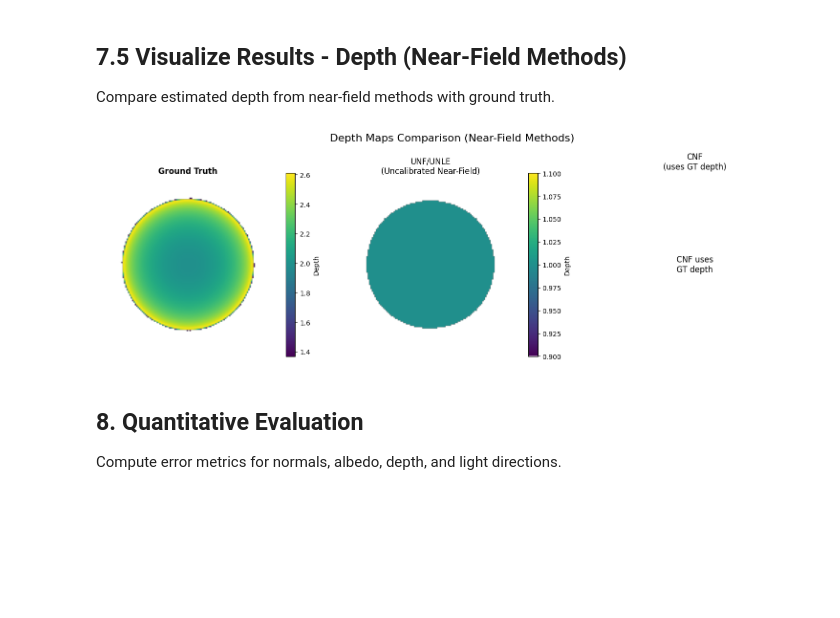
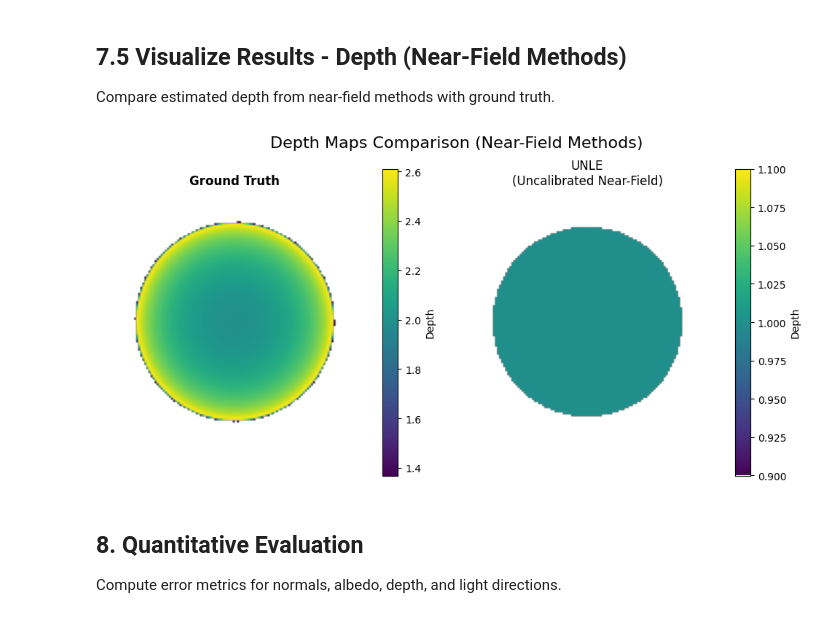
Before and after one commit to Ruslanafogler/10701_light_estimation, a Jupyter notebook: demo.ipynb, the cells around one changed output. Drawn from its saved outputs; the diff is of its cells as text; code cells hidden in the pictures; blank space fills up the shorter version.

```diff
--- a/demo.ipynb
+++ b/demo.ipynb
@@ -134,6 +134,11 @@ print("Running uncalibrated photometric stereo...")
 
 rgb_images = dataset.rgb()
 num_lights = len(dataset)
+
+K=50
+indices = np.random.choice(rgb_images.shape[0], K, replace=False)
+rgb_images = rgb_images[indices]
+num_lights = K
 
 normals_unc, albedos_unc, light_dirs_est, valid_mask = uncalibrated_photometric_stereo(
     rgb_images,
@@ -235,6 +246,11 @@ try:
 except Exception as e:
     print(f"Could not load valid mask: {e}, using default mask")
 
+import matplotlib.pyplot as plt
+plt.imshow(valid_mask_unle, cmap='gray')
+plt.title('valid_mask_unle (boolean mask)')
+plt.show()
+
 # Initialize and run UNLE
 engine = UNLPSEngine(
     images_gray,
@@ -242,22 +258,8 @@ engine = UNLPSEngine(
     valid_mask=valid_mask_unle,
     exponent_q=2,
     mean_depth_init=1.0,
-    bounds=((-2.0, 2.0), (-2.0, 2.0), (-2.0, 2.0)),
-    step=0.1
+    bounds=((-1.0, 1.0), (-1.0, 1.0), (0.5, 2.0)),
+    step=0.05
 )
-
-N_unle, A_unle, z_unle, L_unle, e_unle = engine.solve(
-    max_iters=8,
-    depth_tol=1e-4,
-    gd_steps=50,
-    gd_lr=0.01,
-)
-
-print("Uncalibrated near-field photometric stereo (UNLE) complete!")
-print(f"Normals shape: {N_unle.shape}")
-print(f"Albedos shape: {A_unle.shape}")
-print(f"Depth shape: {z_unle.shape}")
-print(f"Light positions shape: {L_unle.shape}")
-print(f"Light intensities shape: {e_unle.shape}")
 # %% [output]
 Running uncalibrated near-field photometric stereo (UNLE)...
@@ -464,35 +506,35 @@ plt.show()
 
 Compare estimated depth from near-field methods with ground truth.
 # %%
-fig, axes = plt.subplots(1, 3, figsize=(15, 5))
+fig, axes = plt.subplots(1, 2, figsize=(10, 5))
 fig.suptitle('Depth Maps Comparison (Near-Field Methods)', fontsize=16)
 
 # Ground truth depth
 z_gt_vis = gt_depth.copy()
 z_gt_vis[~valid_mask_gt] = np.nan
 im1 = axes[0].imshow(z_gt_vis, cmap='viridis')
 axes[0].set_title('Ground Truth', fontweight='bold')
 axes[0].axis('off')
 plt.colorbar(im1, ax=axes[0], label='Depth')
 
 # UNLE depth
 z_unle_vis = z_unle.copy()
 z_unle_vis[~engine.mask] = np.nan
 im2 = axes[1].imshow(z_unle_vis, cmap='viridis')
-axes[1].set_title('UNF/UNLE\n(Uncalibrated Near-Field)')
+axes[1].set_title('UNLE\n(Uncalibrated Near-Field)')
 axes[1].axis('off')
 plt.colorbar(im2, ax=axes[1], label='Depth')
 
-# Note: CNF doesn't estimate depth, so we show GT again or leave blank
-axes[2].axis('off')
-axes[2].text(0.5, 0.5, 'CNF uses\nGT depth',
-             ha='center', va='center', fontsize=12)
-axes[2].set_title('CNF\n(uses GT depth)')
+# # Note: CNF doesn't estimate depth, so we show GT again or leave blank
+# axes[2].axis('off')
+# axes[2].text(0.5, 0.5, 'CNF uses\nGT depth',
+#              ha='center', va='center', fontsize=12)
+# axes[2].set_title('CNF\n(uses GT depth)')
 
 plt.tight_layout()
 plt.show()
 # %% [output]
-[figure, old version]
+[figure, new version]
 # %% [markdown]
 ## 8. Quantitative Evaluation
 
```
Also changed, not shown: parts of 17 cells of this notebook, 1 other file.
